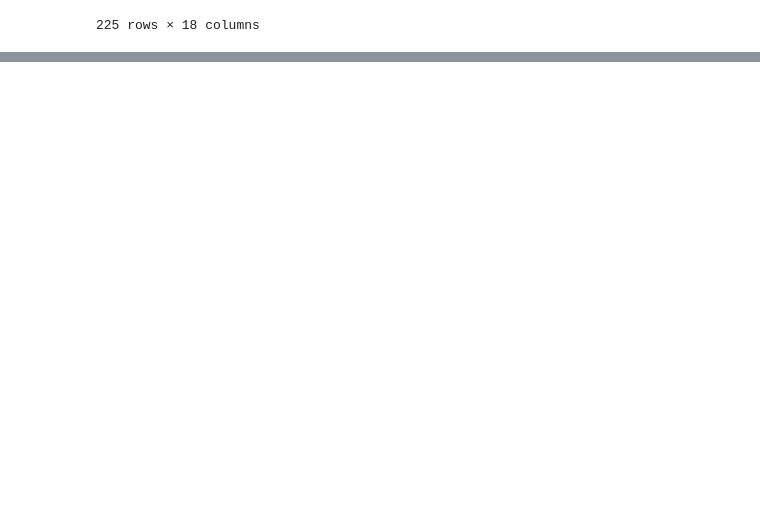
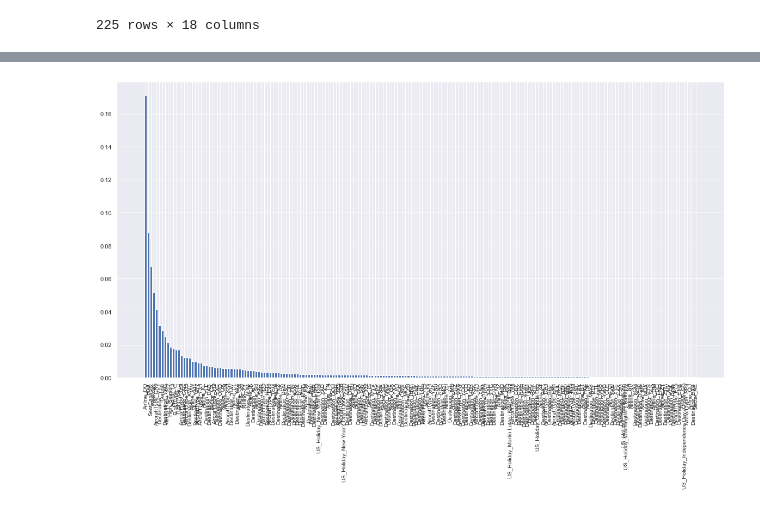
Before and after one commit to MatildeDP/ComputationalDataAnalysisProject, a Jupyter notebook: RandomForest.ipynb, the cells around one changed output, grey strips where cells are left out. Cells and saved outputs as stored; diff of their text form; code cells hidden in the pictures; blank space fills up the shorter version.

Commit message:
data

```diff
--- a/RandomForest.ipynb
+++ b/RandomForest.ipynb
@@ -142,0 +145,6 @@ df_
+# %%
+forest = RandomForestRegressor(n_estimators=300, min_samples_leaf=2, max_features=25,  n_jobs = -1, verbose = True)
+data = pd.read_csv("data/train_data.csv")
+X = data.drop(["ScheduleTime", "LoadFactor" ], axis = 1)
+y = data.LoadFactor
+forest.fit(X, y)
@@ -142,0 +158,13 @@ df_
+# %%
+fig, ax = plt.subplots(figsize = (20,10))
+idx = forest.feature_importances_.argsort()[::-1]
+
+N = 200
+names = X.columns[idx][:N]
+vals  = forest.feature_importances_[idx][:N]
+
+ax.bar(range(N), vals)
+ax.set_xticks(range(N))
+ax.set_xticklabels(names, rotation = 90, fontsize = 10);
+# %% [output]
+[figure, added]
```
Also changed, not shown: parts of 10 cells of this notebook, 3 other files.
